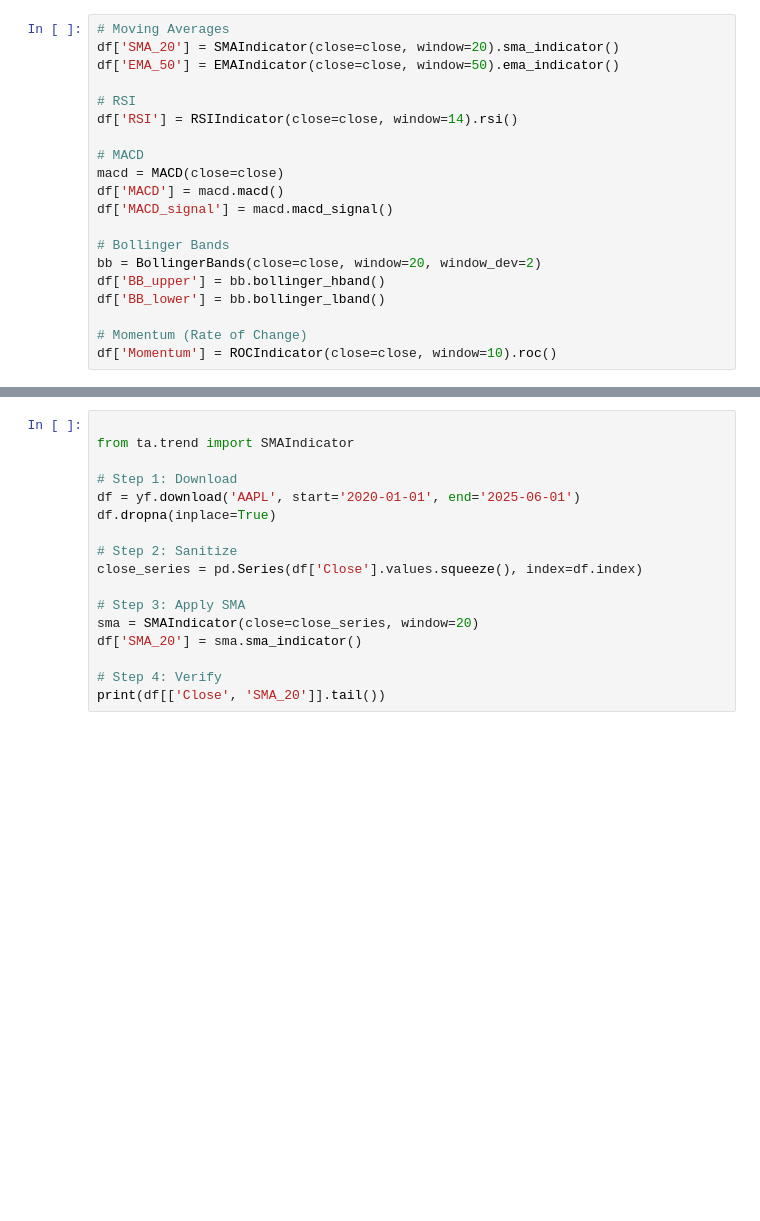
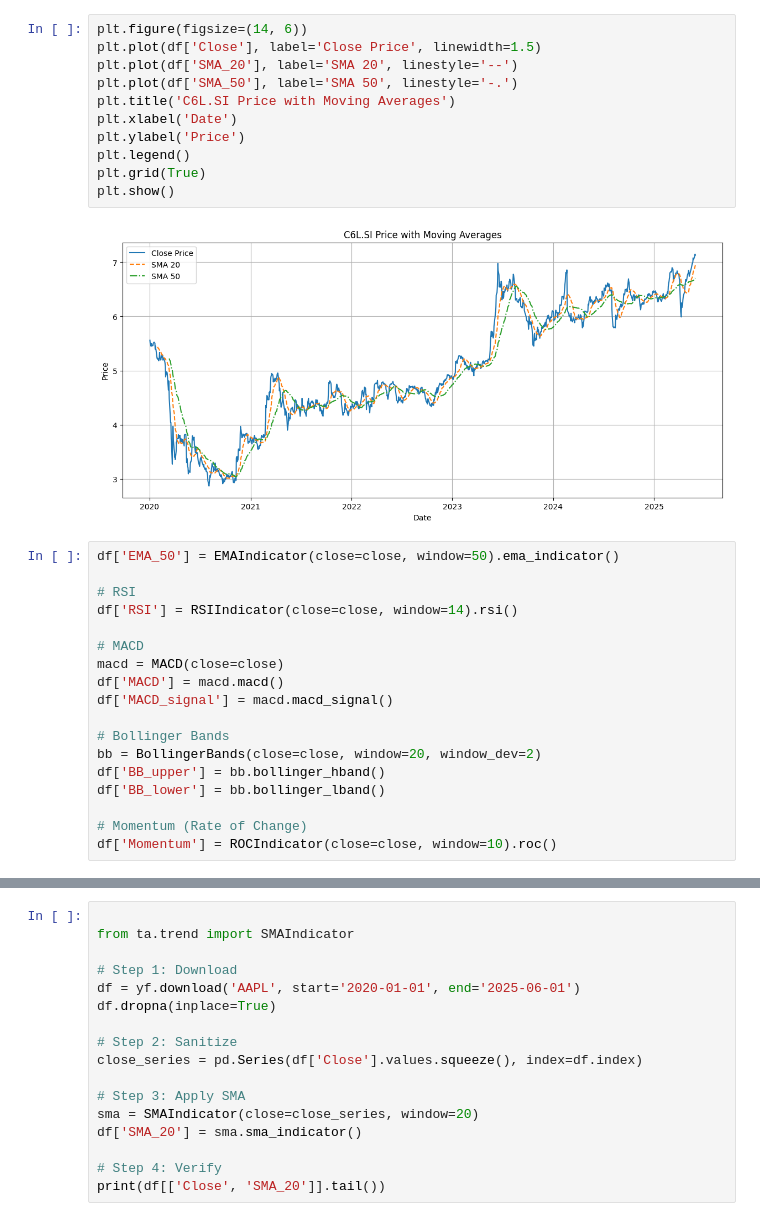
Before and after one commit to thehankerer/quant_indicators, a Jupyter notebook: quant_indicators.ipynb, the cells around one changed output, grey strips where cells are left out. Drawn from its saved outputs; the diff is of its cells as text; blank space fills up the shorter version.

```diff
--- a/quant_indicators.ipynb
+++ b/quant_indicators.ipynb
@@ -56,6 +85,17 @@ close = pd.Series(df['Close'].values.squeeze(), index=df.index)
+# %%
+plt.figure(figsize=(14, 6))
+plt.plot(df['Close'], label='Close Price', linewidth=1.5)
+plt.plot(df['SMA_20'], label='SMA 20', linestyle='--')
+plt.plot(df['SMA_50'], label='SMA 50', linestyle='-.')
+plt.title('C6L.SI Price with Moving Averages')
+plt.xlabel('Date')
+plt.ylabel('Price')
+plt.legend()
+plt.grid(True)
+plt.show()
+# %% [output]
+[figure, added]
 # %%
-# Moving Averages
-df['SMA_20'] = SMAIndicator(close=close, window=20).sma_indicator()
 df['EMA_50'] = EMAIndicator(close=close, window=50).ema_indicator()
 
 # RSI
```
Also changed, not shown: parts of 16 cells of this notebook.
